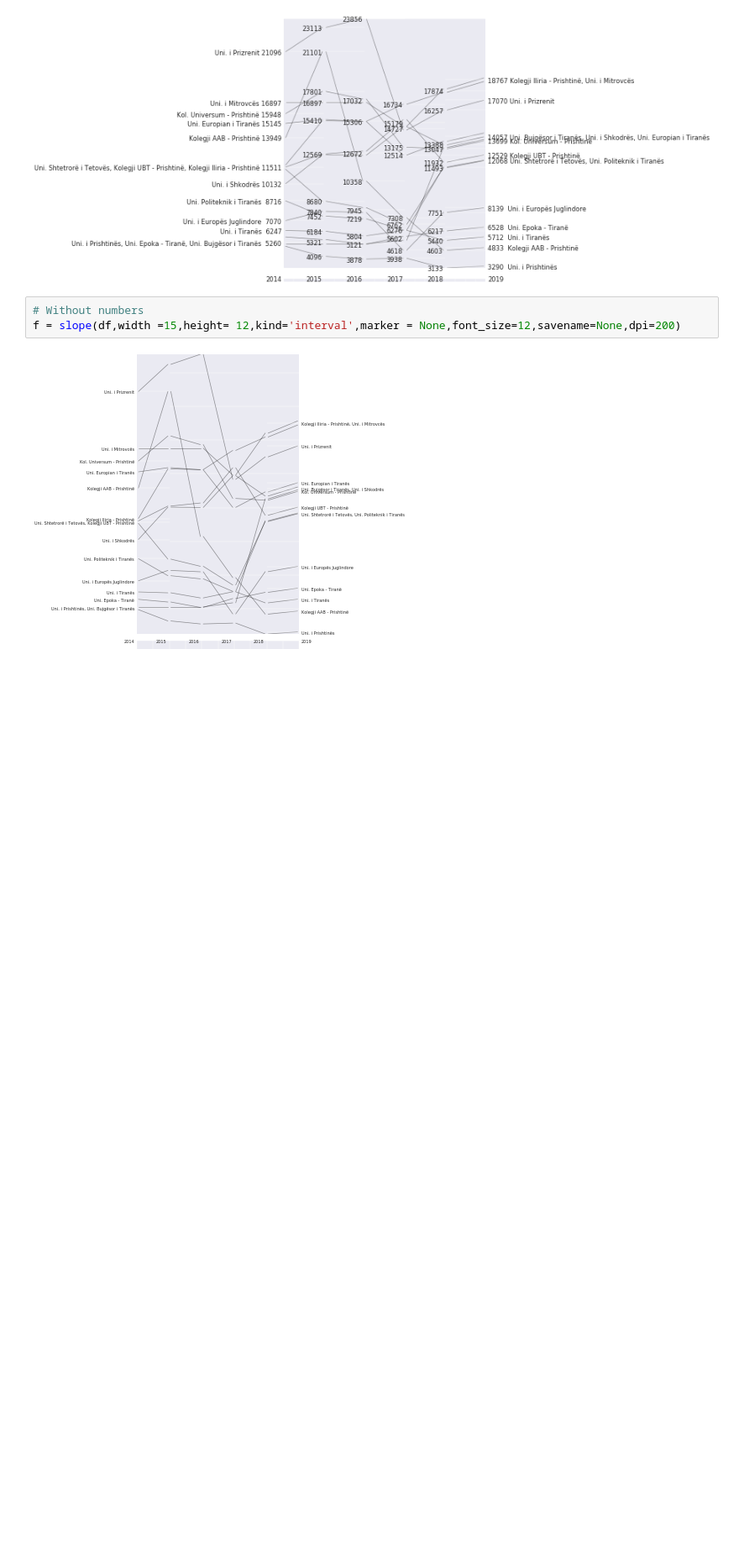
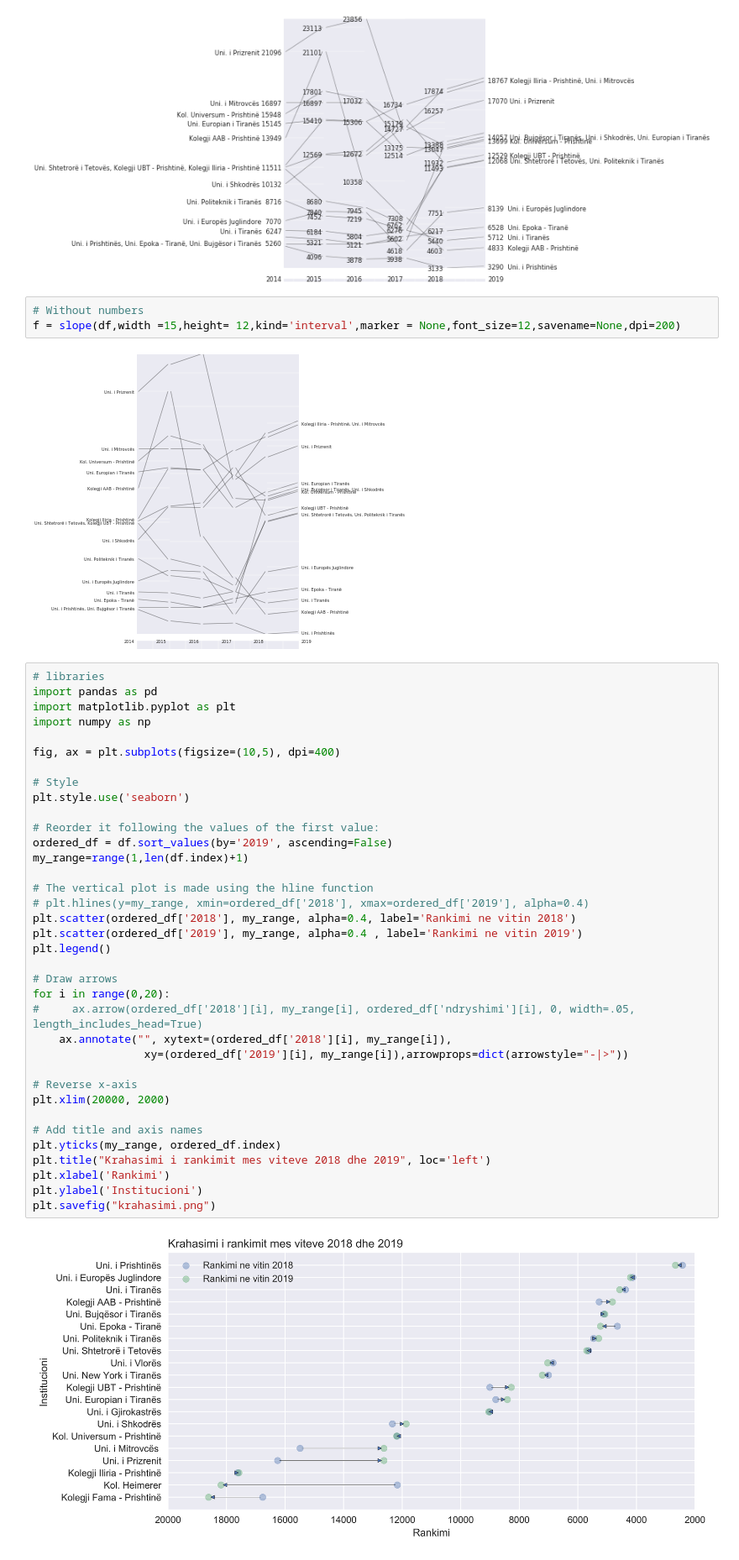
Before and after one commit to gentrexha/university-rankings-analysis, a Jupyter notebook: Ranking_Analysis.ipynb, the cells around one changed output. Shown at 84% size. Drawn from its saved outputs; the diff is of its cells as text; blank space fills up the shorter version.

Commit message:
Fixed visualization and added a .png of a final look.

```diff
--- a/Ranking_Analysis.ipynb
+++ b/Ranking_Analysis.ipynb
@@ -85,3 +86,41 @@ f = slope(df,width =30,height= 12,kind='interval',font_size=20,marker='%0.f',col
 f = slope(df,width =15,height= 12,kind='interval',marker = None,font_size=12,savename=None,dpi=200)
 # %% [output]
 [figure]
+# %%
+# libraries
+import pandas as pd
+import matplotlib.pyplot as plt
+import numpy as np
+
+fig, ax = plt.subplots(figsize=(10,5), dpi=400)
+
+# Style
+plt.style.use('seaborn')
+
+# Reorder it following the values of the first value:
+ordered_df = df.sort_values(by='2019', ascending=False)
+my_range=range(1,len(df.index)+1)
+
+# The vertical plot is made using the hline function
+# plt.hlines(y=my_range, xmin=ordered_df['2018'], xmax=ordered_df['2019'], alpha=0.4)
+plt.scatter(ordered_df['2018'], my_range, alpha=0.4, label='Rankimi ne vitin 2018')
+plt.scatter(ordered_df['2019'], my_range, alpha=0.4 , label='Rankimi ne vitin 2019')
+plt.legend()
+
+# Draw arrows
+for i in range(0,20):
+#     ax.arrow(ordered_df['2018'][i], my_range[i], ordered_df['ndryshimi'][i], 0, width=.05, length_includes_head=True)
+    ax.annotate("", xytext=(ordered_df['2018'][i], my_range[i]),
+                 xy=(ordered_df['2019'][i], my_range[i]),arrowprops=dict(arrowstyle="-|>"))
+
+# Reverse x-axis
+plt.xlim(20000, 2000)
+
+# Add title and axis names
+plt.yticks(my_range, ordered_df.index)
+plt.title("Krahasimi i rankimit mes viteve 2018 dhe 2019", loc='left')
+plt.xlabel('Rankimi')
+plt.ylabel('Institucioni')
+plt.savefig("krahasimi.png")
+# %% [output]
+[figure, added]
```
Also changed, not shown: parts of 2 cells of this notebook, 5 other files.
